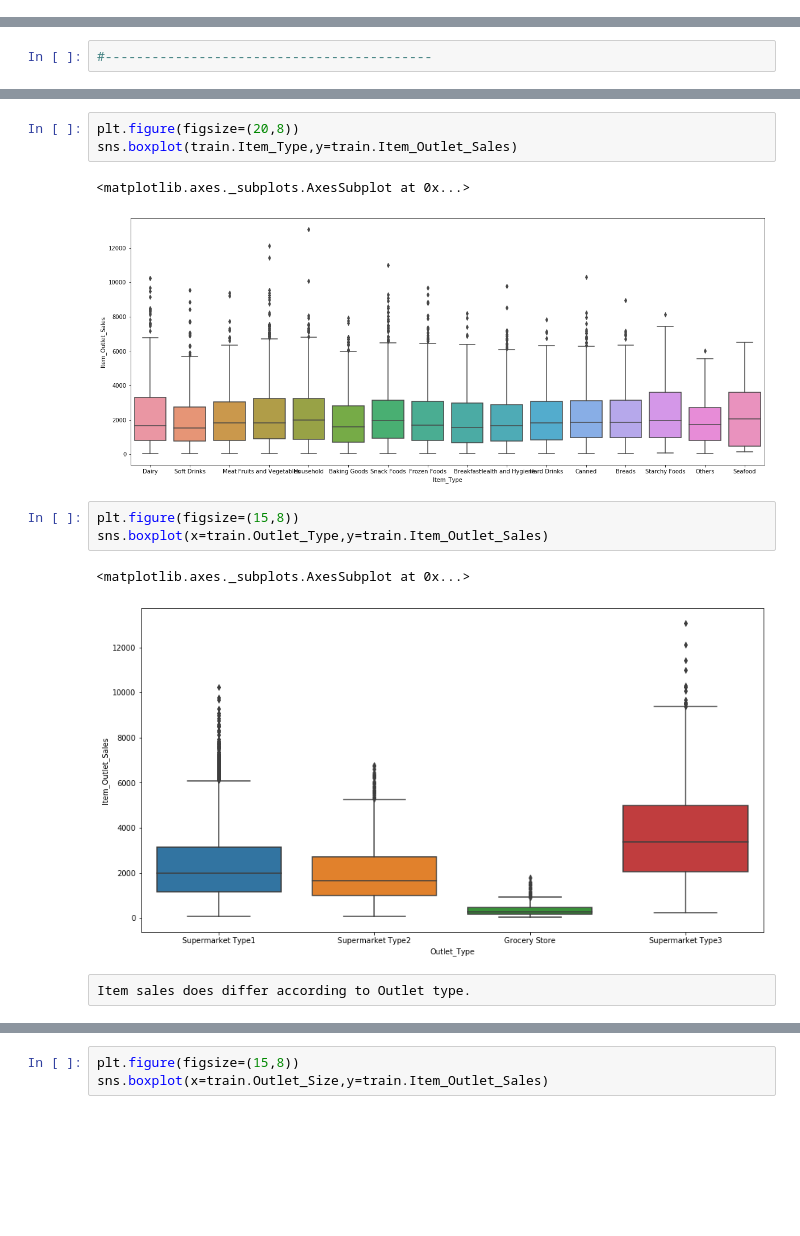
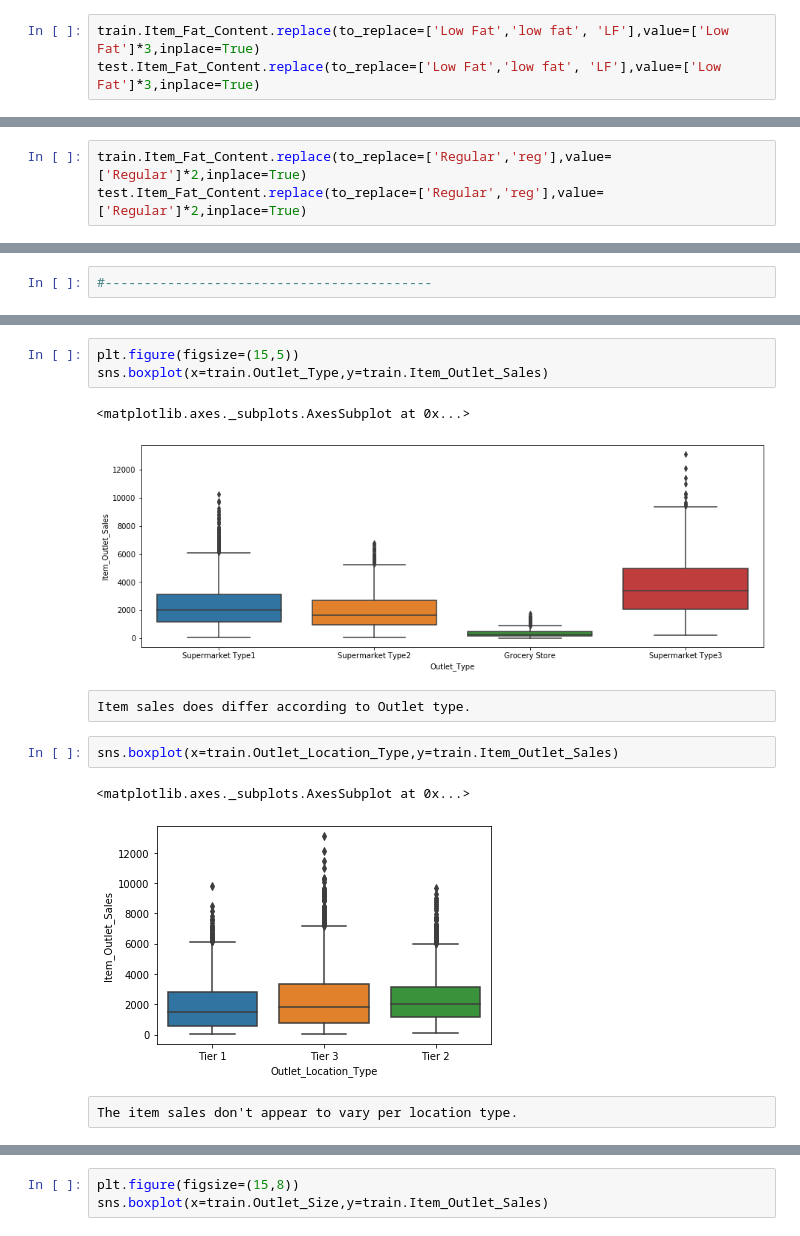
Before and after one commit to sharmanavika07/Big-Mart-Sales-Prediction, a Jupyter notebook: Sales Prediction _ Navika.ipynb, the cells around one changed output, grey strips where cells are left out. Saved outputs shown, nothing was run; the diff lists cells and outputs as text; blank space fills up the shorter version.

```diff
--- a/Sales Prediction _ Navika.ipynb
+++ b/Sales Prediction _ Navika.ipynb
@@ -129,4 +186,7 @@ array(['Low Fat', 'Regular', 'low fat', 'LF', 'reg'], dtype=object)
 # %%
 data.Item_Fat_Content.replace(to_replace=['Low Fat','low fat', 'LF'],value=['Low Fat']*3,inplace=True)
+# %%
+train.Item_Fat_Content.replace(to_replace=['Low Fat','low fat', 'LF'],value=['Low Fat']*3,inplace=True)
+test.Item_Fat_Content.replace(to_replace=['Low Fat','low fat', 'LF'],value=['Low Fat']*3,inplace=True)
 # %%
 data.Item_Fat_Content.replace(to_replace=['Regular','reg'],value=['Regular']*2,inplace=True)
@@ -150,0 +193,3 @@ Name: Item_Outlet_Sales, dtype: float64
+# %%
+train.Item_Fat_Content.replace(to_replace=['Regular','reg'],value=['Regular']*2,inplace=True)
+test.Item_Fat_Content.replace(to_replace=['Regular','reg'],value=['Regular']*2,inplace=True)
@@ -184,14 +271,15 @@ sns.boxplot(train.Item_Type,y=train.Item_MRP)
 # %%
-plt.figure(figsize=(20,8))
-sns.boxplot(train.Item_Type,y=train.Item_Outlet_Sales)
+plt.figure(figsize=(15,5))
+sns.boxplot(x=train.Outlet_Type,y=train.Item_Outlet_Sales)
 # %% [output]
 <matplotlib.axes._subplots.AxesSubplot at 0x...>
-[figure, old version]
+[figure, new version]
-# %%
-plt.figure(figsize=(15,8))
-sns.boxplot(x=train.Outlet_Type,y=train.Item_Outlet_Sales)
-# %% [output]
-<matplotlib.axes._subplots.AxesSubplot at 0x...>
-[figure, removed]
 # %% [raw]
 Item sales does differ according to Outlet type.
+# %%
+sns.boxplot(x=train.Outlet_Location_Type,y=train.Item_Outlet_Sales)
+# %% [output]
+<matplotlib.axes._subplots.AxesSubplot at 0x...>
+[figure, added]
+# %% [raw]
+The item sales don't appear to vary per location type.
```
Also changed, not shown: parts of 261 cells of this notebook.
